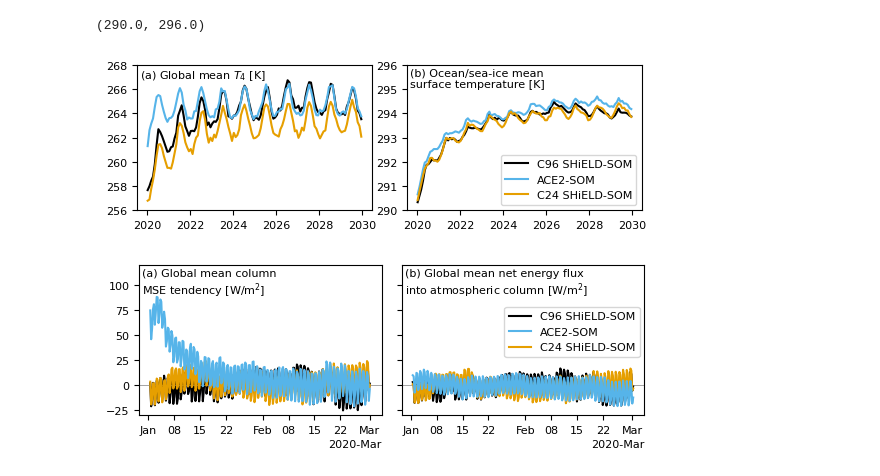
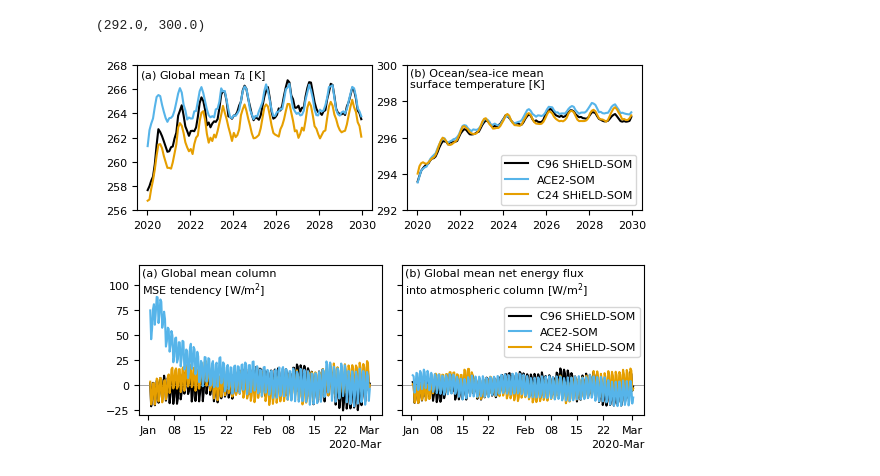
Before and after one commit to ai2cm/ace2-som-paper, a Jupyter notebook: notebooks/figures-08-and-09.ipynb, the cells around one changed output. Cells and saved outputs as stored; diff of their text form; code cells hidden in the pictures.

```diff
--- a/notebooks/figures-08-and-09.ipynb
+++ b/notebooks/figures-08-and-09.ipynb
@@ -64,6 +104,8 @@ ds_full = xr.concat([ace2_som_full, reference_full], dim=pd.Index([ACE2_SOM, REF
 [interactive output not drawn]
 [interactive output not drawn]
 [interactive output not drawn]
+# %%
+ds_full["Fnet"] = ds_full.DLWRFsfc + ds_full.DSWRFsfc - ds_full.ULWRFsfc - ds_full.USWRFsfc - ds_full.LHTFLsfc - ds_full.SHTFLsfc
 # %%
 ABBREVIATED_DATASET_IDS = {
     REFERENCE: get_beaker_dataset_id_abbreviated(REFERENCE),
@@ -84,8 +126,8 @@ ds_abbreviated = xr.concat([ace2_som_abbreviated, reference_abbreviated], dim=pd
 [interactive output not drawn]
 [interactive output not drawn]
 # %%
-four_degree_weights = utils.get_weights("gaussian_grid_45_by_90")
-one_degree_weights = utils.get_weights("gaussian_grid_180_by_360")
+four_degree_weights = get_weights_pure_ocean("gaussian_grid_45_by_90")
+one_degree_weights = get_weights_pure_ocean("gaussian_grid_180_by_360")
 # %%
 regional_mean_full = ds_full.weighted(one_degree_weights).mean(["lat", "lon"]).isel(time=slice(None, -2)).squeeze()
 baseline_regional_mean_full = baseline_full.weighted(four_degree_weights).mean(["lat", "lon"]).isel(time=slice(None, -2)).squeeze()
@@ -132,7 +174,7 @@ for model in [REFERENCE, ACE2_SOM, BASELINE]:
     )
     (
         regional_mean_full.surface_temperature
-        .sel(region="non-land", model=model)
+        .sel(region="ocean", model=model)
         .plot(
             ax=ax2,
             x="valid_time",
@@ -141,36 +183,36 @@ for model in [REFERENCE, ACE2_SOM, BASELINE]:
             color=colors[model])
     )
 
 ax1.annotate(
     f"(a) Global mean $T_4$ [K]",
     xy=(0, 1),
     xytext=(2, -2),
     va="top",
     xycoords="axes fraction",
     textcoords="offset points"
 )
 ax2.annotate(
     f"(b) Ocean/sea-ice mean\nsurface temperature [K]",
     xy=(0, 1),
     xytext=(2, -2),
     va="top",
     xycoords="axes fraction",
     textcoords="offset points"
 )
 
 ax2.legend(loc="lower right", fontsize=8)
 
 for ax in (ax1, ax2):
     ax.set_xlabel("")
     ax.set_ylabel("")
     ax.set_title("")
     ax.set_xticks(pd.date_range("2020", freq="2YS", periods=6))
 
 ax1.set_ylim(256, 268)
-ax2.set_ylim(290, 296)
+ax2.set_ylim(292, 300)
 # %% [output]
-(290.0, 296.0)
+(292.0, 300.0)
-[figure, old version]
+[figure, new version]
 # %%
 TIMESTEP_SECONDS = 3600 * 6
 tendency = regional_mean_abbreivated.column_moist_static_energy.sel(region="global").diff("time", label="lower") / TIMESTEP_SECONDS
```
Also changed, not shown: parts of 4 cells of this notebook.
